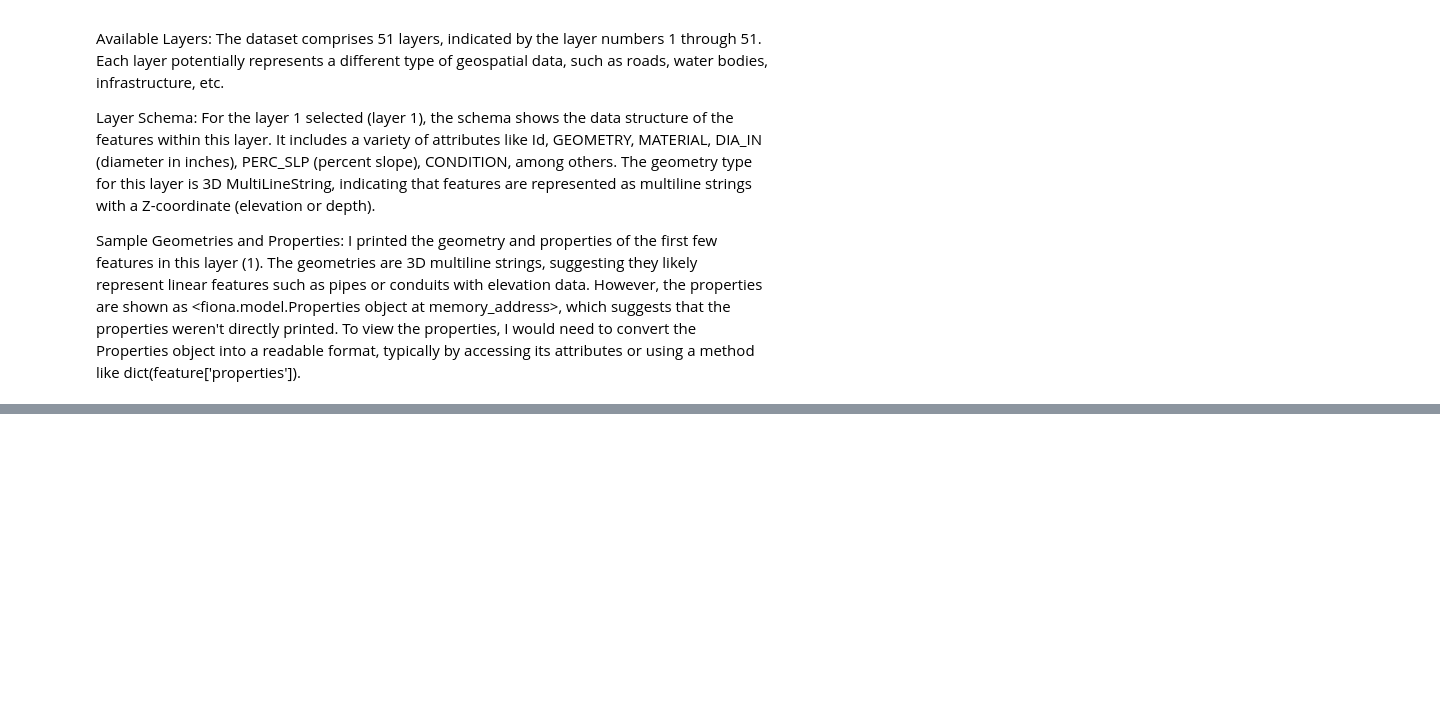
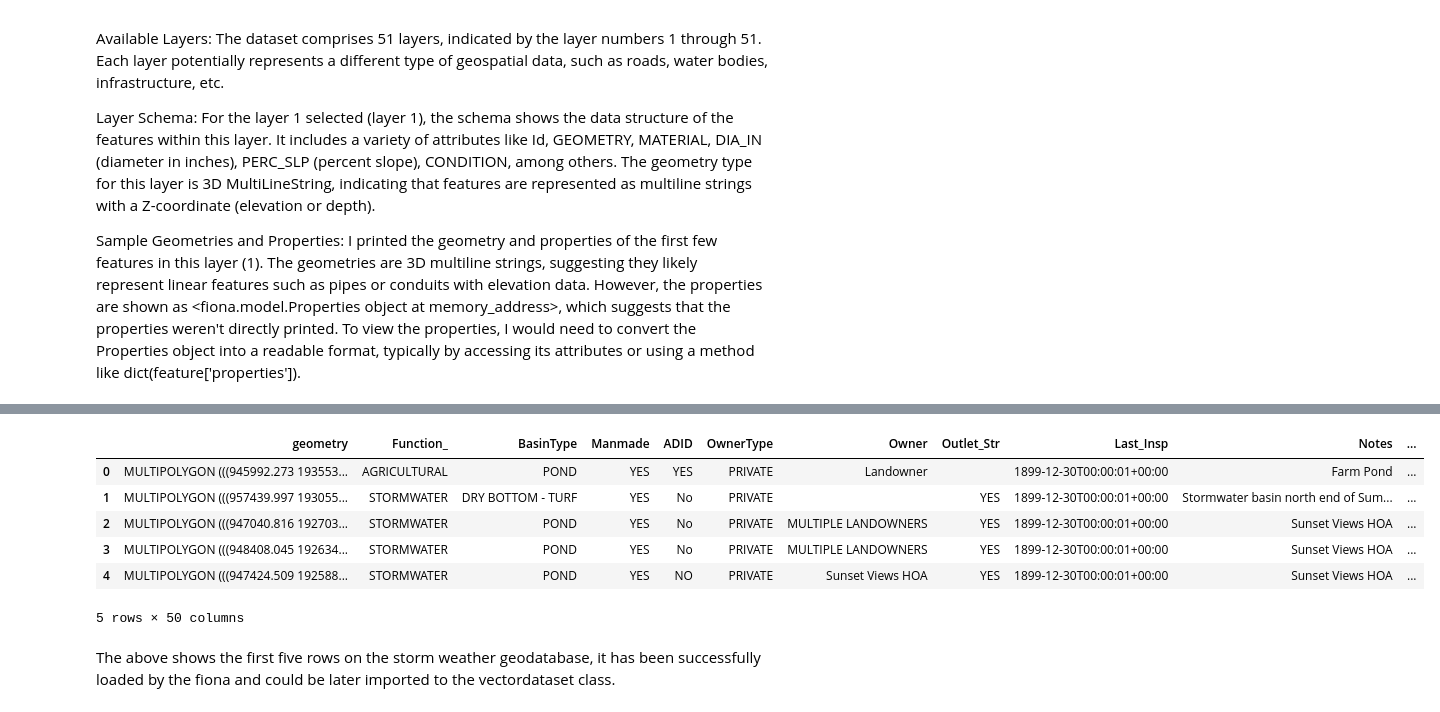
Before and after one commit to dsi-clinic/CMAP, a Jupyter notebook: notebooks/vector-test.ipynb, the cells around one changed output, grey strips where cells are left out. Cells and saved outputs as stored; diff of their text form; code cells hidden in the pictures; blank space fills up the shorter version.

Commit message:
Updated Vector Test

```diff
--- a/notebooks/vector-test.ipynb
+++ b/notebooks/vector-test.ipynb
@@ -309,0 +346,13 @@ Properties: <fiona.model.Properties object at 0x...>
+# %%
+gdf = read_layer_to_geodataframe(dataset_path, 4)
+gdf.head(5)
+# %% [output]
+|  | geometry | Function_ | BasinType | Manmade | ADID | OwnerType | Owner | Outlet_Str | Last_Insp | Notes | ... |
+| 0 | MULTIPOLYGON (((945992.273 193553... | AGRICULTURAL | POND | YES | YES | PRIVATE | Landowner |  | 1899-12-30T00:00:01+00:00 | Farm Pond | ... |
+| 1 | MULTIPOLYGON (((957439.997 193055... | STORMWATER | DRY BOTTOM - TURF | YES | No | PRIVATE |  | YES | 1899-12-30T00:00:01+00:00 | Stormwater basin north end of Sum... | ... |
+| 2 | MULTIPOLYGON (((947040.816 192703... | STORMWATER | POND | YES | No | PRIVATE | MULTIPLE LANDOWNERS | YES | 1899-12-30T00:00:01+00:00 | Sunset Views HOA | ... |
+| 3 | MULTIPOLYGON (((948408.045 192634... | STORMWATER | POND | YES | No | PRIVATE | MULTIPLE LANDOWNERS | YES | 1899-12-30T00:00:01+00:00 | Sunset Views HOA | ... |
+| 4 | MULTIPOLYGON (((947424.509 192588... | STORMWATER | POND | YES | NO | PRIVATE | Sunset Views HOA | YES | 1899-12-30T00:00:01+00:00 | Sunset Views HOA | ... |
+5 rows × 50 columns
+# %% [markdown]
+The above shows the first five rows on the storm weather geodatabase, it has been successfully loaded by the fiona and could be later imported to the vectordataset class.
```
Also changed, not shown: parts of 4 cells of this notebook.
